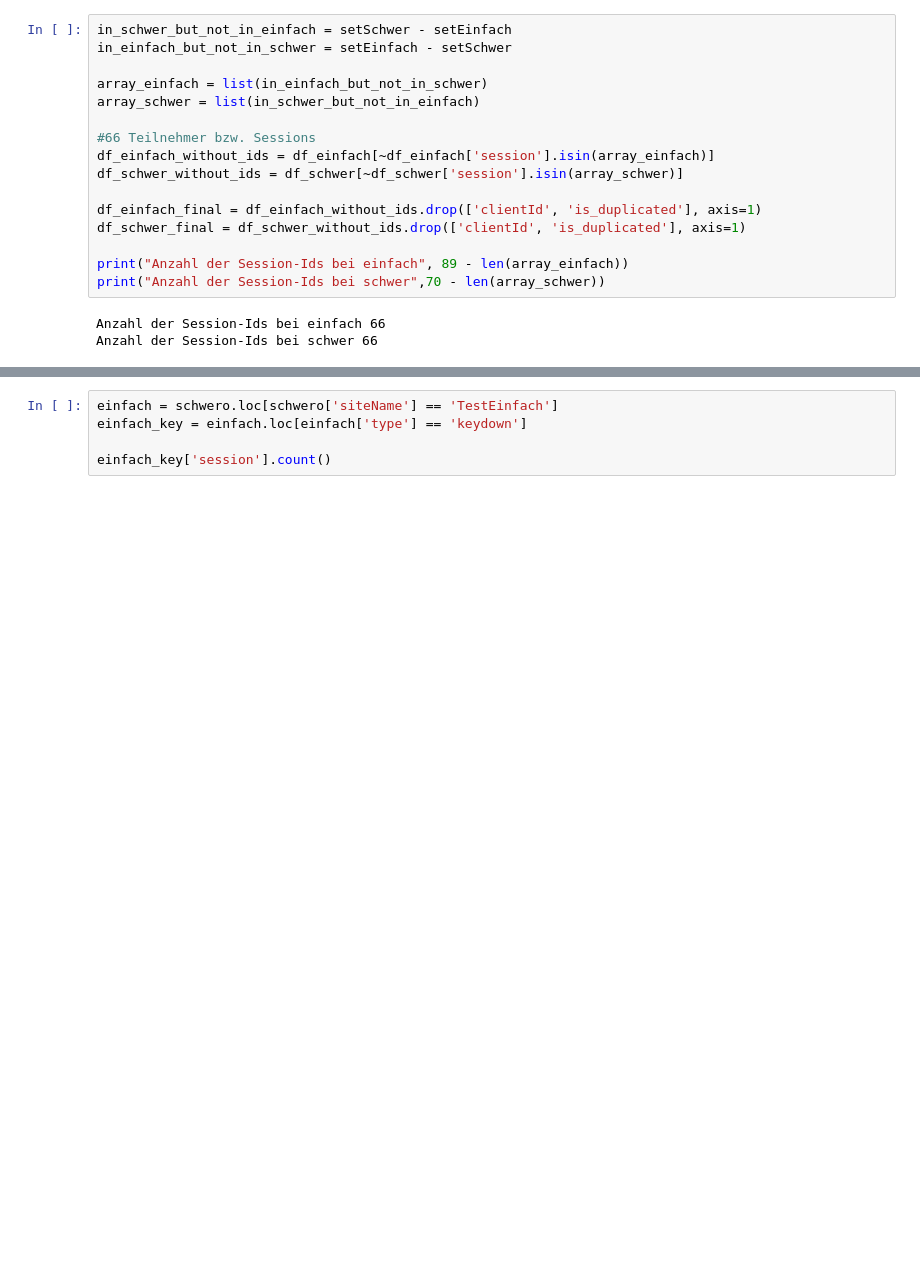
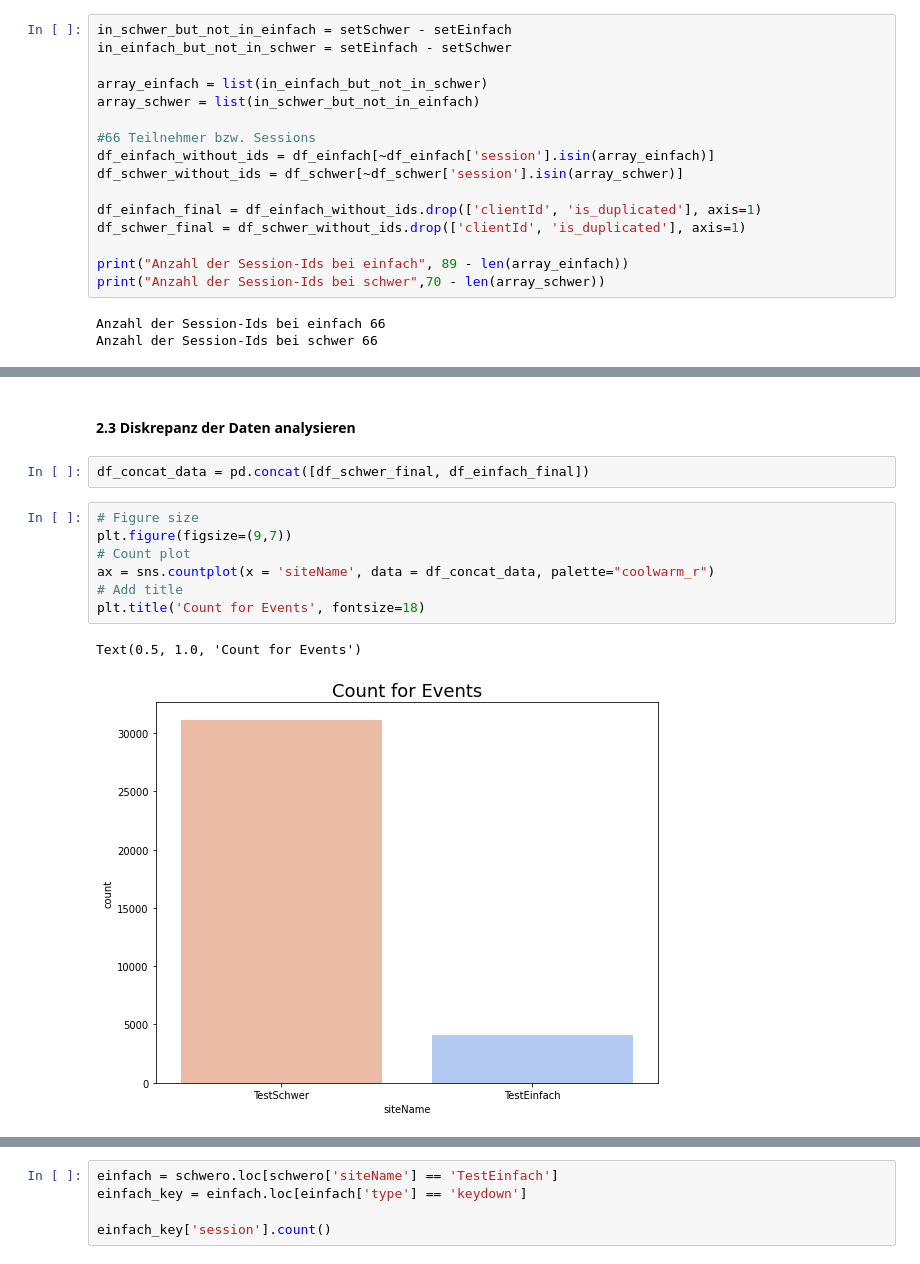
Before and after one commit to IngaGlotzbach/Master-AI, a Jupyter notebook: Model/CleanedData.ipynb, the cells around one changed output, grey strips where cells are left out. Cells and saved outputs as stored; diff of their text form; blank space fills up the shorter version.

Commit message:
more cleaned Data

```diff
--- a/Model/CleanedData.ipynb
+++ b/Model/CleanedData.ipynb
@@ -109,0 +129,14 @@ print(df_test)
+# %% [markdown]
+#### 2.3 Diskrepanz der Daten analysieren
+# %%
+df_concat_data = pd.concat([df_schwer_final, df_einfach_final])
+# %%
+# Figure size
+plt.figure(figsize=(9,7))
+# Count plot
+ax = sns.countplot(x = 'siteName', data = df_concat_data, palette="coolwarm_r")
+# Add title
+plt.title('Count for Events', fontsize=18)
+# %% [output]
+Text(0.5, 1.0, 'Count for Events')
+[figure, added]
```
Also changed, not shown: parts of 40 cells of this notebook, 4 other files.
